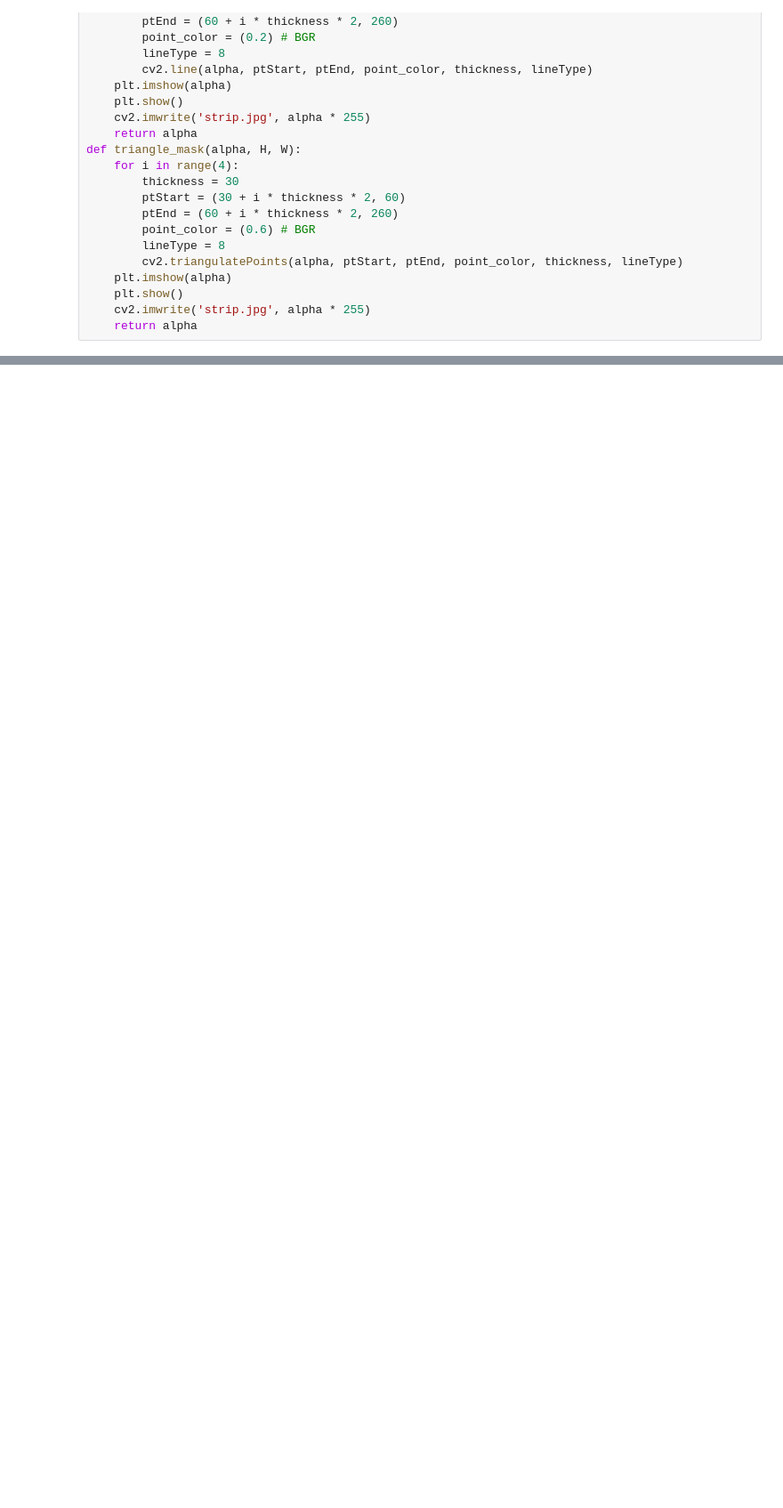
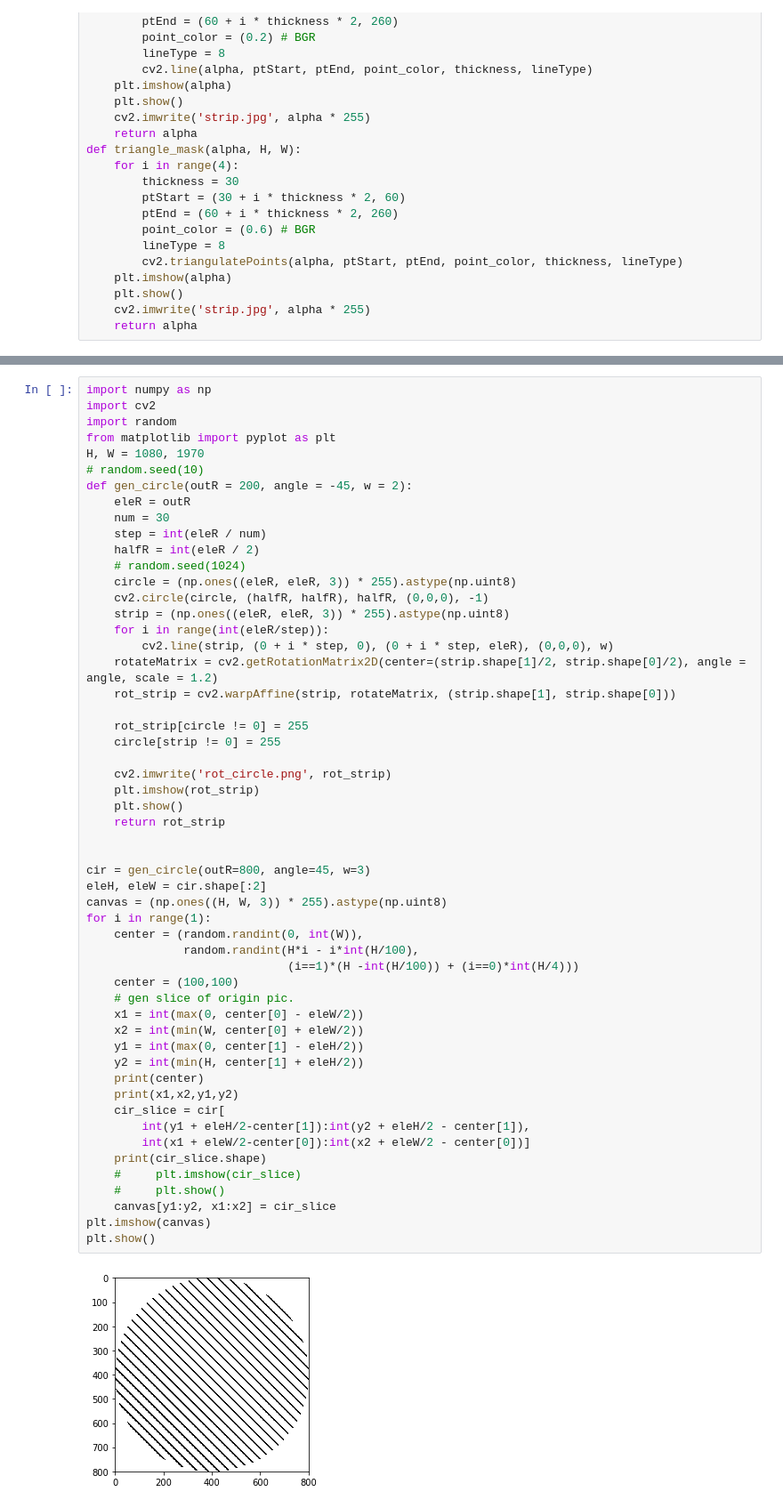
Before and after one commit to mtroym/svg_texture_bundle, a Jupyter notebook: strip_bg/strip_bg.ipynb, the cells around one changed output, grey strips where cells are left out. Shown at 89% size. Cells and saved outputs as stored; diff of their text form; blank space fills up the shorter version.

```diff
--- a/strip_bg/strip_bg.ipynb
+++ b/strip_bg/strip_bg.ipynb
@@ -153,0 +193,56 @@ TypeError: triangulatePoints() takes at most 5 arguments (6 given)
+# %%
+import numpy as np
+import cv2
+import random
+from matplotlib import pyplot as plt
+H, W = 1080, 1970
+# random.seed(10)
+def gen_circle(outR = 200, angle = -45, w = 2):
+    eleR = outR
+    num = 30
+    step = int(eleR / num)
+    halfR = int(eleR / 2)
+    # random.seed(1024)
+    circle = (np.ones((eleR, eleR, 3)) * 255).astype(np.uint8)
+    cv2.circle(circle, (halfR, halfR), halfR, (0,0,0), -1)
+    strip = (np.ones((eleR, eleR, 3)) * 255).astype(np.uint8)
+    for i in range(int(eleR/step)):
+        cv2.line(strip, (0 + i * step, 0), (0 + i * step, eleR), (0,0,0), w)
+    rotateMatrix = cv2.getRotationMatrix2D(center=(strip.shape[1]/2, strip.shape[0]/2), angle = angle, scale = 1.2)
+    rot_strip = cv2.warpAffine(strip, rotateMatrix, (strip.shape[1], strip.shape[0]))
+
+    rot_strip[circle != 0] = 255
+    circle[strip != 0] = 255
+
+    cv2.imwrite('rot_circle.png', rot_strip)
+    plt.imshow(rot_strip)
+    plt.show()
+    return rot_strip
+
+
+cir = gen_circle(outR=800, angle=45, w=3)
+eleH, eleW = cir.shape[:2]
+canvas = (np.ones((H, W, 3)) * 255).astype(np.uint8)
+for i in range(1):
+    center = (random.randint(0, int(W)),
+              random.randint(H*i - i*int(H/100),
+                             (i==1)*(H -int(H/100)) + (i==0)*int(H/4)))
+    center = (100,100)
+    # gen slice of origin pic.
+    x1 = int(max(0, center[0] - eleW/2))
+    x2 = int(min(W, center[0] + eleW/2))
+    y1 = int(max(0, center[1] - eleH/2))
+    y2 = int(min(H, center[1] + eleH/2))
+    print(center)
+    print(x1,x2,y1,y2)
+    cir_slice = cir[
+        int(y1 + eleH/2-center[1]):int(y2 + eleH/2 - center[1]),
+        int(x1 + eleW/2-center[0]):int(x2 + eleW/2 - center[0])]
+    print(cir_slice.shape)
+    #     plt.imshow(cir_slice)
+    #     plt.show()
+    canvas[y1:y2, x1:x2] = cir_slice
+plt.imshow(canvas)
+plt.show()
+# %% [output]
+[figure, added]
```
Also changed, not shown: parts of 6 cells of this notebook, 9 other files.
